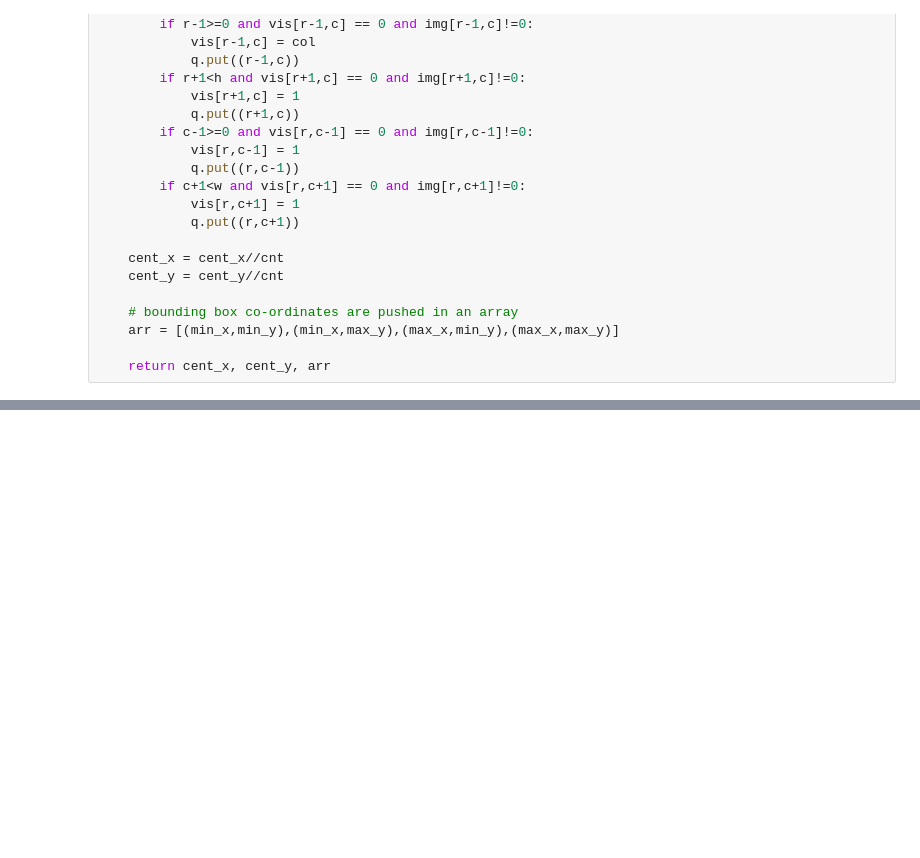
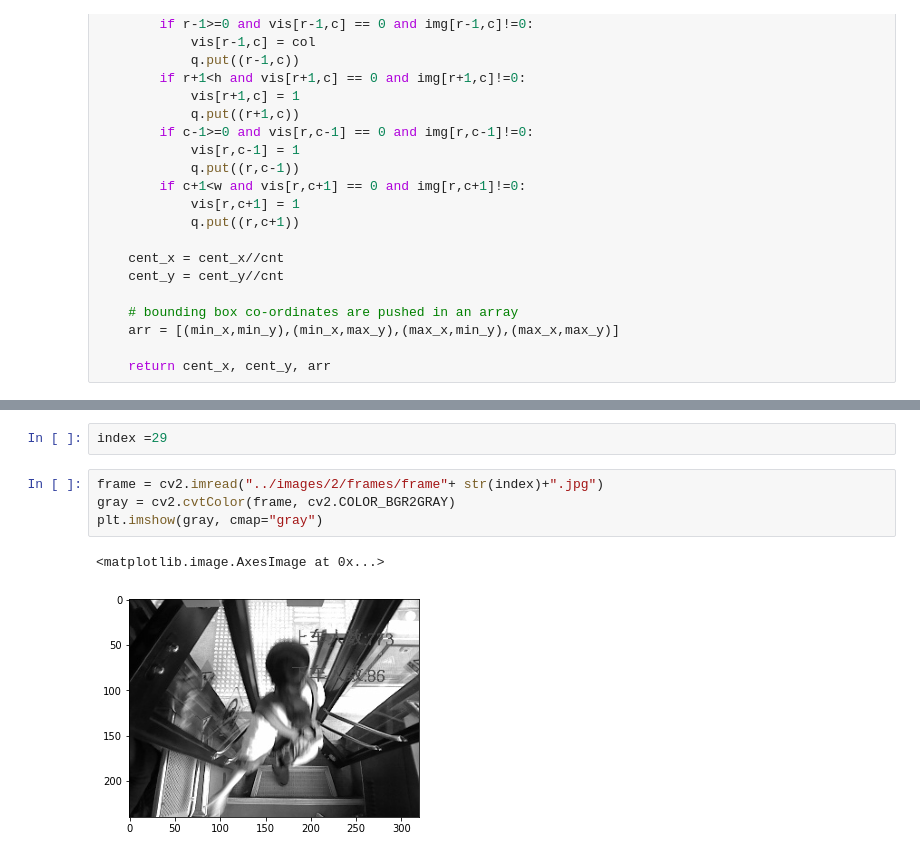
Before and after one commit to Architjain128/PeopleCountingDIP, a Jupyter notebook: src/main.ipynb, the cells around one changed output, grey strips where cells are left out. Saved outputs shown, nothing was run; the diff lists cells and outputs as text; blank space fills up the shorter version.

```diff
--- a/src/main.ipynb
+++ b/src/main.ipynb
@@ -294,0 +322,9 @@ for index in range(1,125):
+# %%
+index =29
+# %%
+frame = cv2.imread("../images/2/frames/frame"+ str(index)+".jpg")
+gray = cv2.cvtColor(frame, cv2.COLOR_BGR2GRAY)
+plt.imshow(gray, cmap="gray")
+# %% [output]
+<matplotlib.image.AxesImage at 0x...>
+[figure, added]
```
Also changed, not shown: parts of 3 cells of this notebook.
